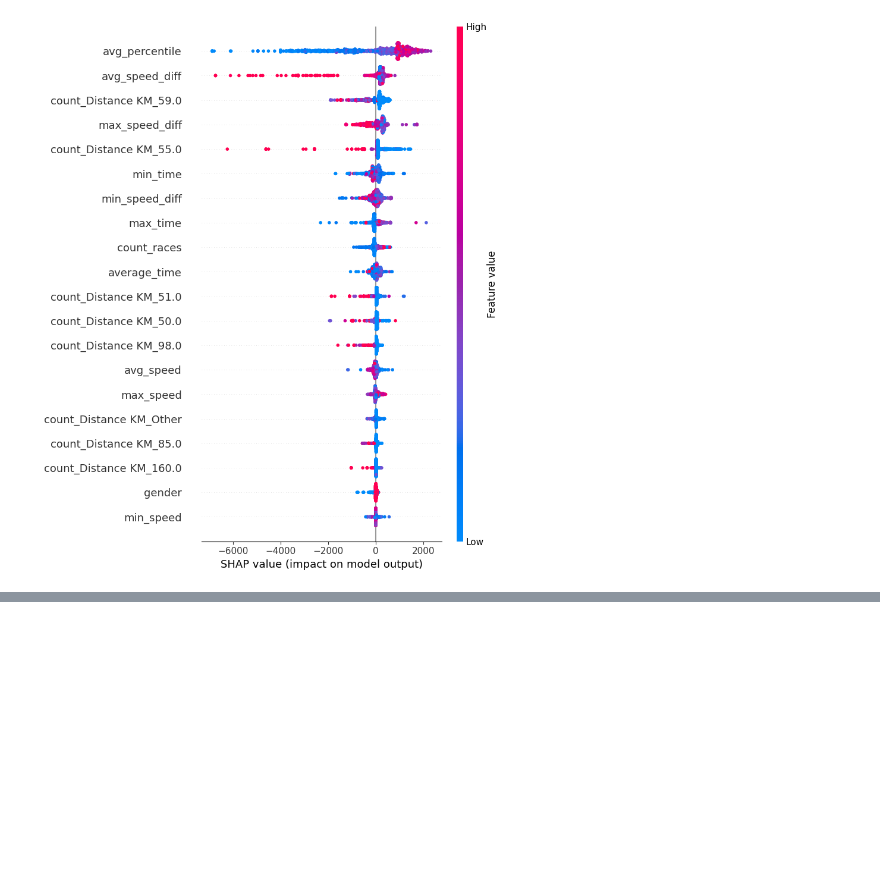
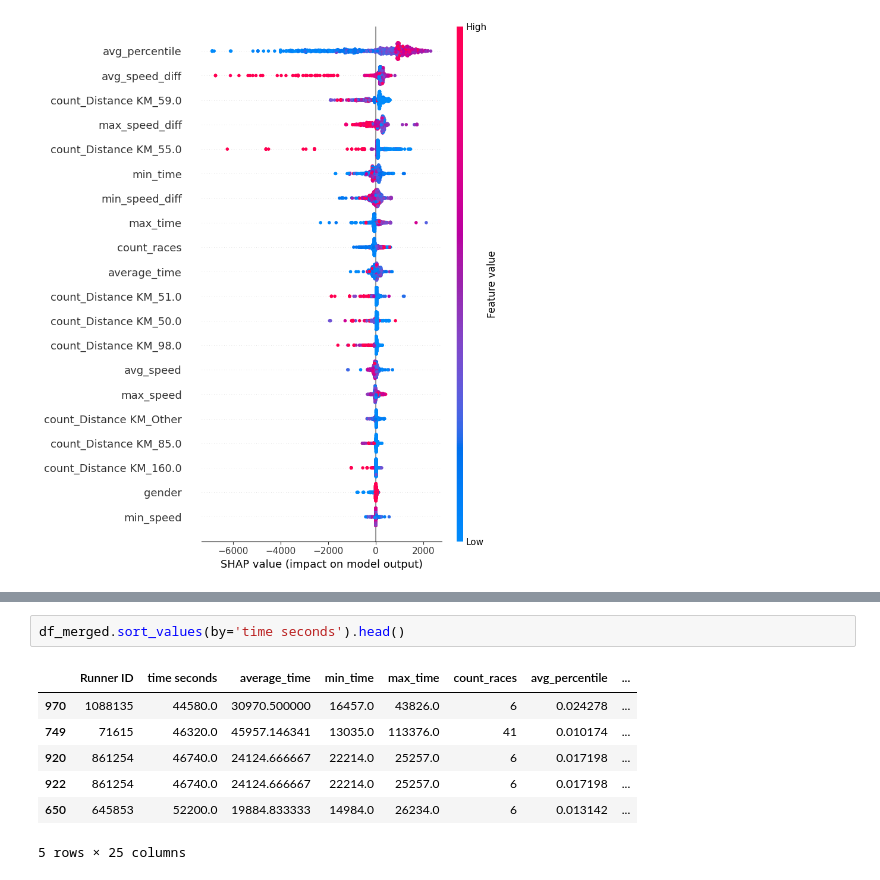
Before and after one commit to Dusoye/BobGraham, a Jupyter notebook: bobgraham.ipynb, the cells around one changed output, grey strips where cells are left out. Cells and saved outputs as stored; diff of their text form; blank space fills up the shorter version.

```diff
--- a/bobgraham.ipynb
+++ b/bobgraham.ipynb
@@ -1148,0 +1183,10 @@ shap.summary_plot(shap_values, X_train)
+# %%
+df_merged.sort_values(by='time seconds').head()
+# %% [output]
+|  | Runner ID | time seconds | average_time | min_time | max_time | count_races | avg_percentile | ... |
+| 970 | 1088135 | 44580.0 | 30970.500000 | 16457.0 | 43826.0 | 6 | 0.024278 | ... |
+| 749 | 71615 | 46320.0 | 45957.146341 | 13035.0 | 113376.0 | 41 | 0.010174 | ... |
+| 920 | 861254 | 46740.0 | 24124.666667 | 22214.0 | 25257.0 | 6 | 0.017198 | ... |
+| 922 | 861254 | 46740.0 | 24124.666667 | 22214.0 | 25257.0 | 6 | 0.017198 | ... |
+| 650 | 645853 | 52200.0 | 19884.833333 | 14984.0 | 26234.0 | 6 | 0.013142 | ... |
+5 rows × 25 columns
```
Also changed, not shown: parts of 9 cells of this notebook, 1 other file.
